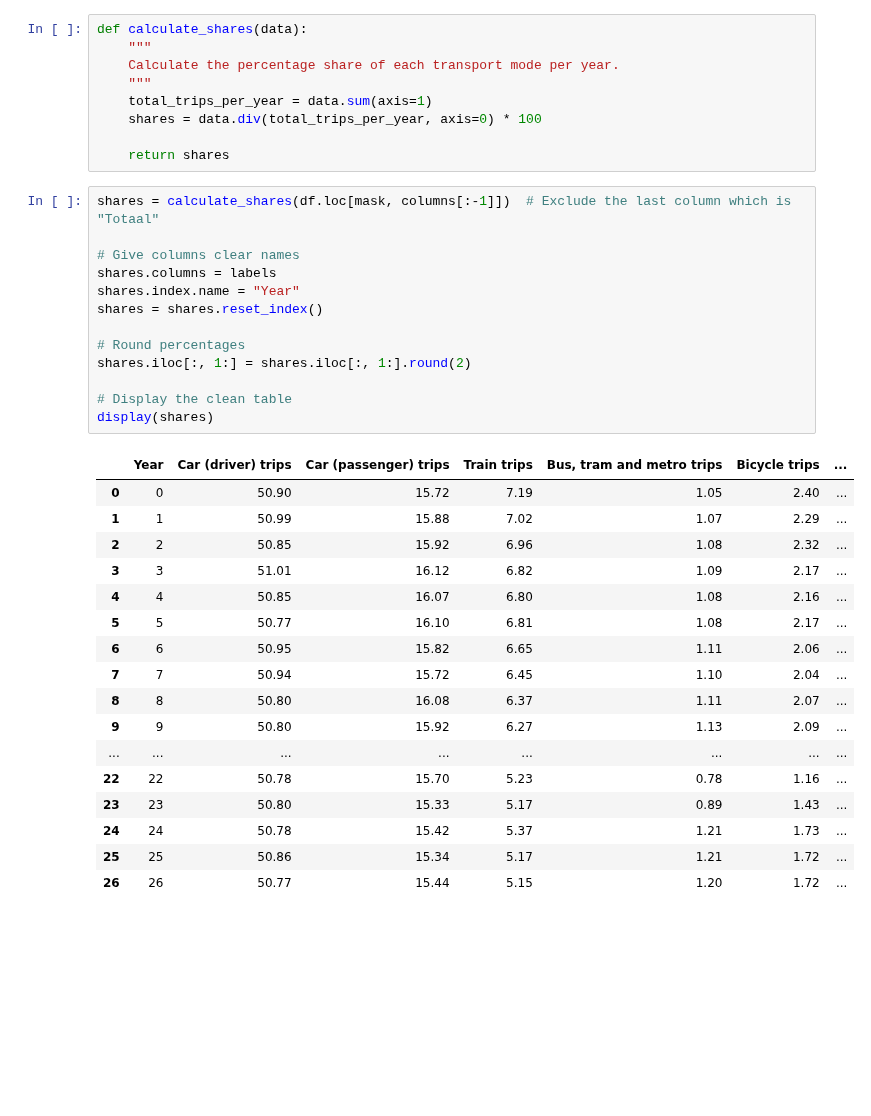
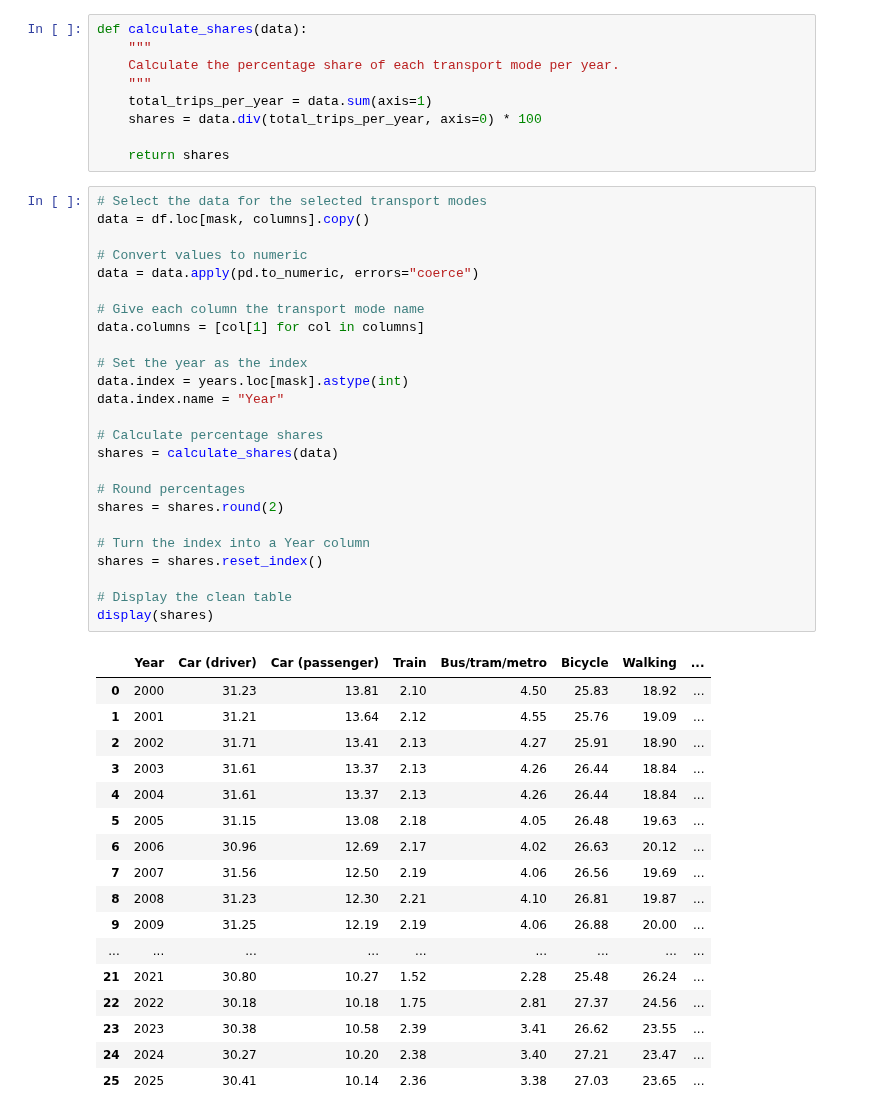
Before and after one commit to Meddevandeplas/TIL6022-group-6, a Jupyter notebook: Code/Subquestion1.ipynb, the cells around one changed output. Cells and saved outputs as stored; diff of their text form; blank space fills up the shorter version.

```diff
--- a/Code/Subquestion1.ipynb
+++ b/Code/Subquestion1.ipynb
@@ -69,35 +76,47 @@ def calculate_shares(data):
 
     return shares
 # %%
-shares = calculate_shares(df.loc[mask, columns[:-1]])  # Exclude the last column which is "Totaal"
+# Select the data for the selected transport modes
+data = df.loc[mask, columns].copy()
 
-# Give columns clear names
-shares.columns = labels
-shares.index.name = "Year"
-shares = shares.reset_index()
+# Convert values to numeric
+data = data.apply(pd.to_numeric, errors="coerce")
+
+# Give each column the transport mode name
+data.columns = [col[1] for col in columns]
+
+# Set the year as the index
+data.index = years.loc[mask].astype(int)
+data.index.name = "Year"
+
+# Calculate percentage shares
+shares = calculate_shares(data)
 
 # Round percentages
-shares.iloc[:, 1:] = shares.iloc[:, 1:].round(2)
+shares = shares.round(2)
+
+# Turn the index into a Year column
+shares = shares.reset_index()
 
 # Display the clean table
 display(shares)
 # %% [output]
-|  | Year | Car (driver) trips | Car (passenger) trips | Train trips | Bus, tram and metro trips | Bicycle trips | ... |
-| 0 | 0 | 50.90 | 15.72 | 7.19 | 1.05 | 2.40 | ... |
-| 1 | 1 | 50.99 | 15.88 | 7.02 | 1.07 | 2.29 | ... |
-| 2 | 2 | 50.85 | 15.92 | 6.96 | 1.08 | 2.32 | ... |
-| 3 | 3 | 51.01 | 16.12 | 6.82 | 1.09 | 2.17 | ... |
-| 4 | 4 | 50.85 | 16.07 | 6.80 | 1.08 | 2.16 | ... |
-| 5 | 5 | 50.77 | 16.10 | 6.81 | 1.08 | 2.17 | ... |
-| 6 | 6 | 50.95 | 15.82 | 6.65 | 1.11 | 2.06 | ... |
-| 7 | 7 | 50.94 | 15.72 | 6.45 | 1.10 | 2.04 | ... |
-| 8 | 8 | 50.80 | 16.08 | 6.37 | 1.11 | 2.07 | ... |
-| 9 | 9 | 50.80 | 15.92 | 6.27 | 1.13 | 2.09 | ... |
-| ... | ... | ... | ... | ... | ... | ... | ... |
-| 22 | 22 | 50.78 | 15.70 | 5.23 | 0.78 | 1.16 | ... |
-| 23 | 23 | 50.80 | 15.33 | 5.17 | 0.89 | 1.43 | ... |
-| 24 | 24 | 50.78 | 15.42 | 5.37 | 1.21 | 1.73 | ... |
-| 25 | 25 | 50.86 | 15.34 | 5.17 | 1.21 | 1.72 | ... |
-| 26 | 26 | 50.77 | 15.44 | 5.15 | 1.20 | 1.72 | ... |
+|  | Year | Car (driver) | Car (passenger) | Train | Bus/tram/metro | Bicycle | Walking | ... |
+| 0 | 2000 | 31.23 | 13.81 | 2.10 | 4.50 | 25.83 | 18.92 | ... |
+| 1 | 2001 | 31.21 | 13.64 | 2.12 | 4.55 | 25.76 | 19.09 | ... |
+| 2 | 2002 | 31.71 | 13.41 | 2.13 | 4.27 | 25.91 | 18.90 | ... |
+| 3 | 2003 | 31.61 | 13.37 | 2.13 | 4.26 | 26.44 | 18.84 | ... |
+| 4 | 2004 | 31.61 | 13.37 | 2.13 | 4.26 | 26.44 | 18.84 | ... |
+| 5 | 2005 | 31.15 | 13.08 | 2.18 | 4.05 | 26.48 | 19.63 | ... |
+| 6 | 2006 | 30.96 | 12.69 | 2.17 | 4.02 | 26.63 | 20.12 | ... |
+| 7 | 2007 | 31.56 | 12.50 | 2.19 | 4.06 | 26.56 | 19.69 | ... |
+| 8 | 2008 | 31.23 | 12.30 | 2.21 | 4.10 | 26.81 | 19.87 | ... |
+| 9 | 2009 | 31.25 | 12.19 | 2.19 | 4.06 | 26.88 | 20.00 | ... |
+| ... | ... | ... | ... | ... | ... | ... | ... | ... |
+| 21 | 2021 | 30.80 | 10.27 | 1.52 | 2.28 | 25.48 | 26.24 | ... |
+| 22 | 2022 | 30.18 | 10.18 | 1.75 | 2.81 | 27.37 | 24.56 | ... |
+| 23 | 2023 | 30.38 | 10.58 | 2.39 | 3.41 | 26.62 | 23.55 | ... |
+| 24 | 2024 | 30.27 | 10.20 | 2.38 | 3.40 | 27.21 | 23.47 | ... |
+| 25 | 2025 | 30.41 | 10.14 | 2.36 | 3.38 | 27.03 | 23.65 | ... |
 # %%
 # Create a 100% stacked bar chart
```
Also changed, not shown: parts of 3 cells of this notebook, 2 other files.
